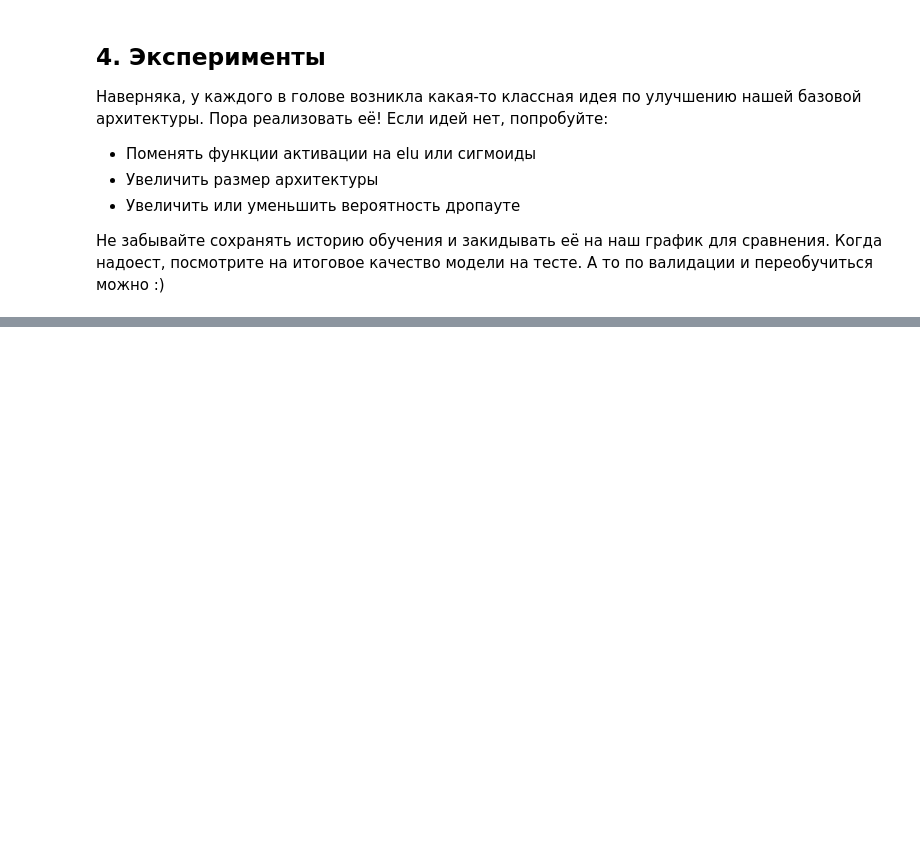
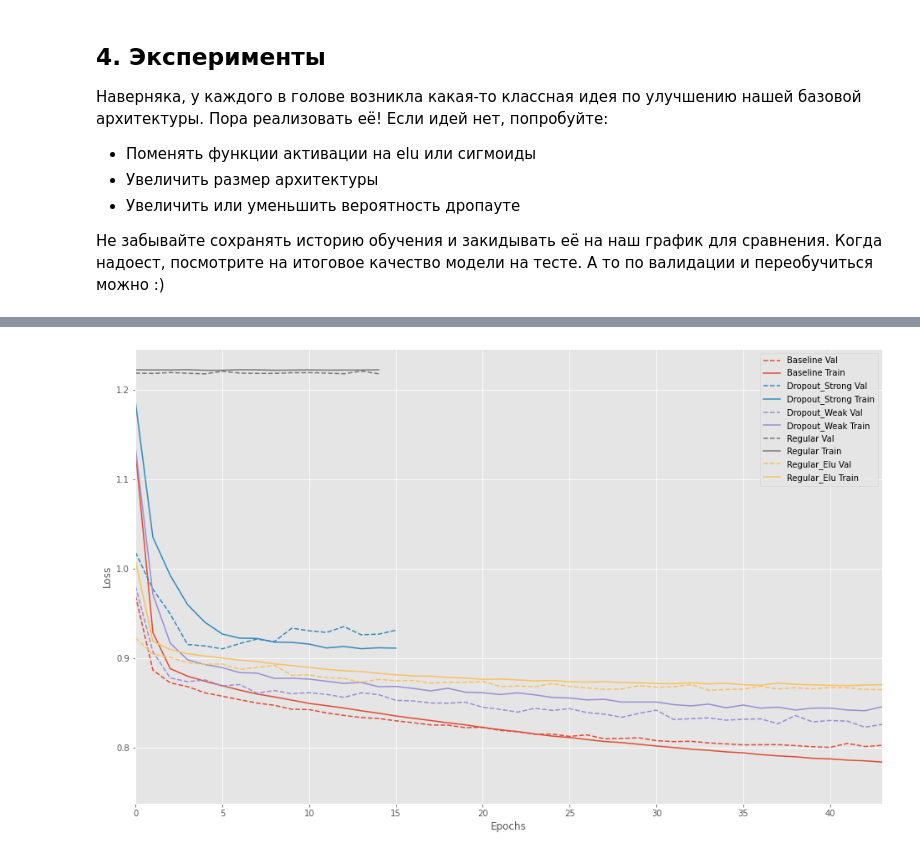
Before and after one commit to myagremtsev/RiskManagementDL_Autumn21, a Jupyter notebook: sem1_keras_intro_classification_MY.ipynb, the cells around one changed output, grey strips where cells are left out. Saved outputs shown, nothing was run; the diff lists cells and outputs as text; code cells hidden in the pictures; blank space fills up the shorter version.

```diff
--- a/sem1_keras_intro_classification_MY.ipynb
+++ b/sem1_keras_intro_classification_MY.ipynb
@@ -705,3 +705,28 @@ plot_history([('baseline', hist_baseline),
 Не забывайте сохранять историю обучения и закидывать её на наш график для сравнения. Когда надоест, посмотрите на итоговое качество модели на тесте. А то по валидации и переобучиться можно :)
 # %%
 # Ваши эксперименты и код для них!
+# %%
+# Используем elu вместо sigmoid
+model_regulasition_MY_v1 = Sequential( )
+
+# Первый слой
+model_regulasition_MY_v1.add(L.Dense(25, input_dim = X_train.shape[1], kernel_initializer='random_normal',
+                          kernel_regularizer=regularizers.l2(0.01)))
+
+model_regulasition_MY_v1.add(L.Activation('elu'))
+
+# Второй слой
+model_regulasition_MY_v1.add(L.Dense(25, kernel_initializer='random_normal',
+                              kernel_regularizer=regularizers.l2(0.01)))
+
+model_regulasition_MY_v1.add(L.Activation('elu'))
+
+
+# Выходной слой
+model_regulasition_MY_v1.add(L.Dense(4, activation='softmax', kernel_initializer = 'random_normal'))
+
+# Собираем модель
+model_regulasition_MY_v1.compile(loss = 'categorical_crossentropy', metrics=["accuracy"], optimizer=opt.Adam(lr=1e-3))
+# %%
+hist_reg_MY_v1 = model_regulasition_MY_v1.fit(X_train, to_categorical(y_train),
+                         validation_split=0.2, epochs=200, verbose=1,callbacks = [early_stopping_monitor])
@@ -707,0 +751,10 @@ plot_history([('baseline', hist_baseline),
+# %%
+plot_history([('baseline', hist_baseline),
+              ('dropout_strong', hist_dp_1),
+              ('dropout_weak', hist_dp_2),
+              ('regular', hist_reg),
+              ('regular_elu', hist_reg_MY_v1)
+             ],
+             start=0)
+# %% [output]
+[figure, added]
```
Also changed, not shown: parts of 1 cell of this notebook.
